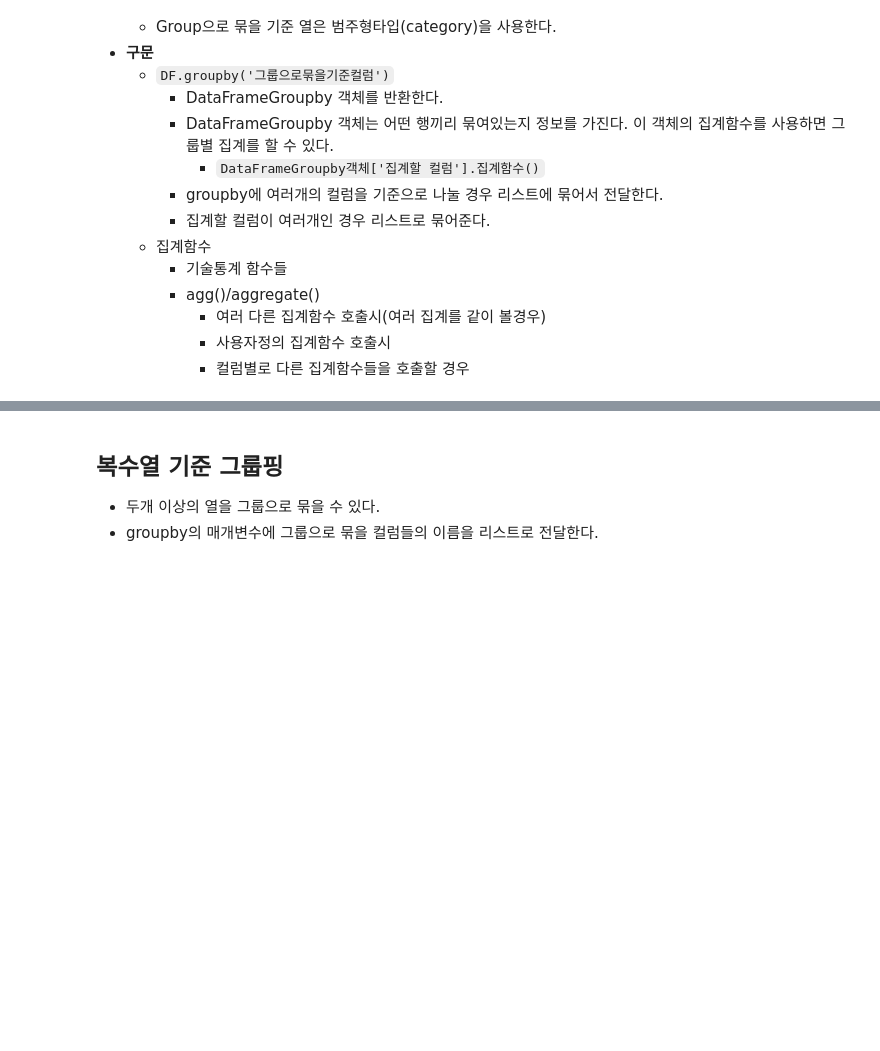
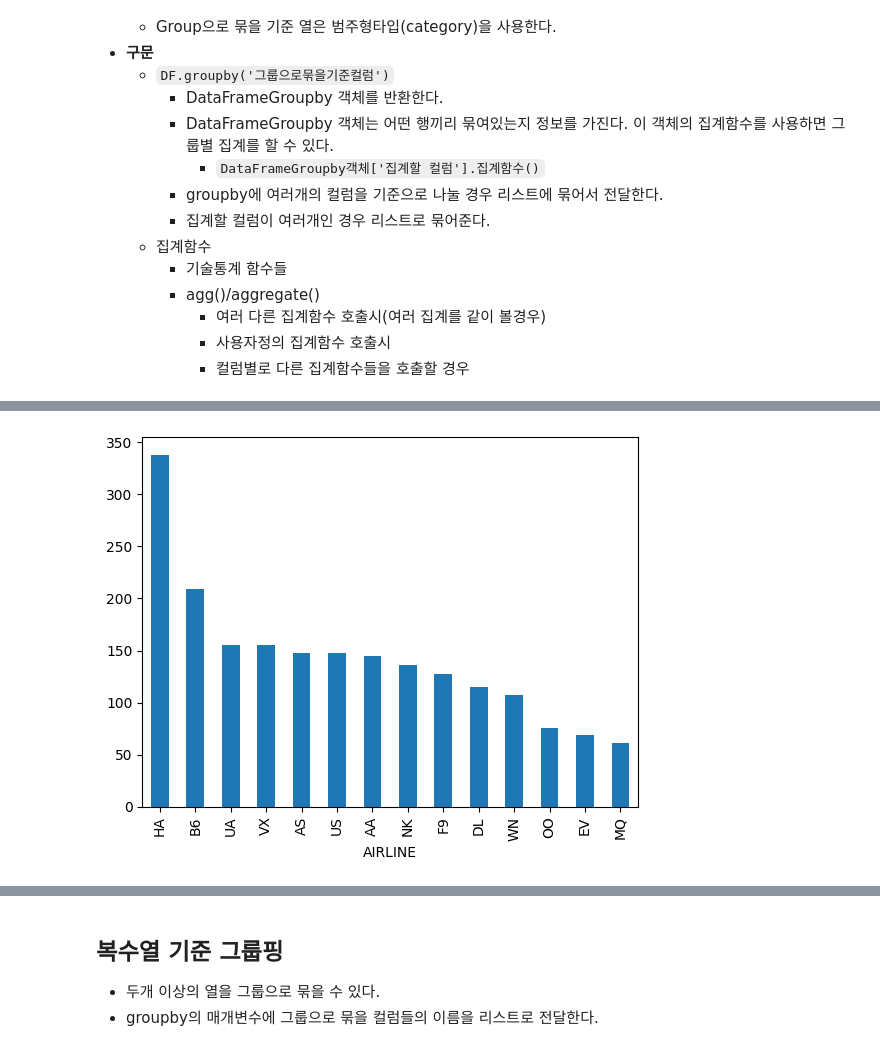
Before and after one commit to Koojh99/MyRepo, a Jupyter notebook: 06_pandas_시각화/03_Pandas_정렬_집계.ipynb, the cells around one changed output, grey strips where cells are left out. Saved outputs shown, nothing was run; the diff lists cells and outputs as text; code cells hidden in the pictures; blank space fills up the shorter version.

```diff
--- a/06_pandas_시각화/03_Pandas_정렬_집계.ipynb
+++ b/06_pandas_시각화/03_Pandas_정렬_집계.ipynb
@@ -632,0 +656,4 @@ df.agg({
+# %%
+# df.groupby('AIRLINE')["AIR_TIME"].mean()
+result = df.groupby('AIRLINE')["AIR_TIME"].mean().sort_values(ascending=False)
+result
@@ -632,0 +677,4 @@ df.agg({
+# %%
+result.plot(kind='bar');
+# %% [output]
+[figure, added]
```
Also changed, not shown: parts of 54 cells of this notebook, 4 other files.
